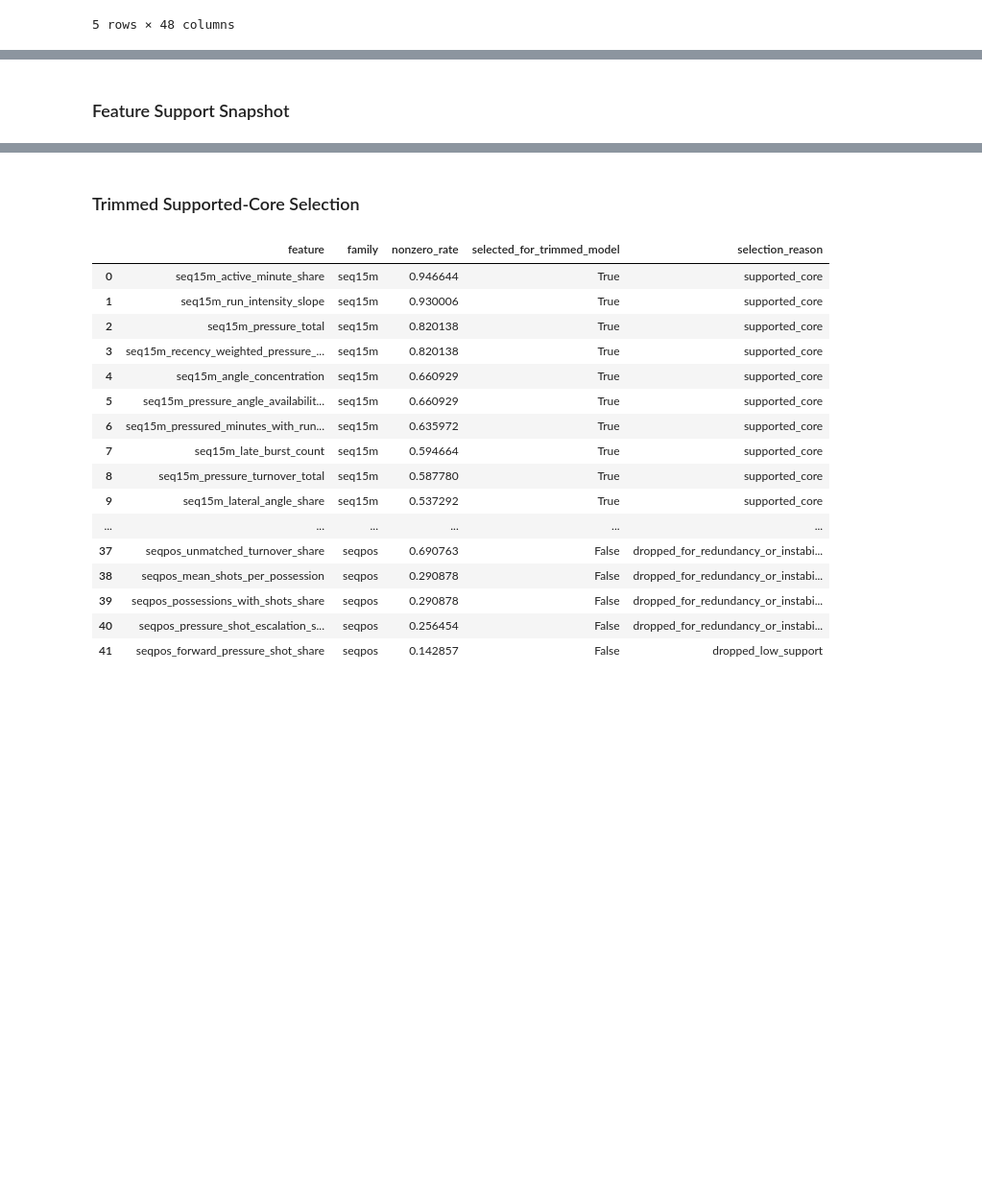
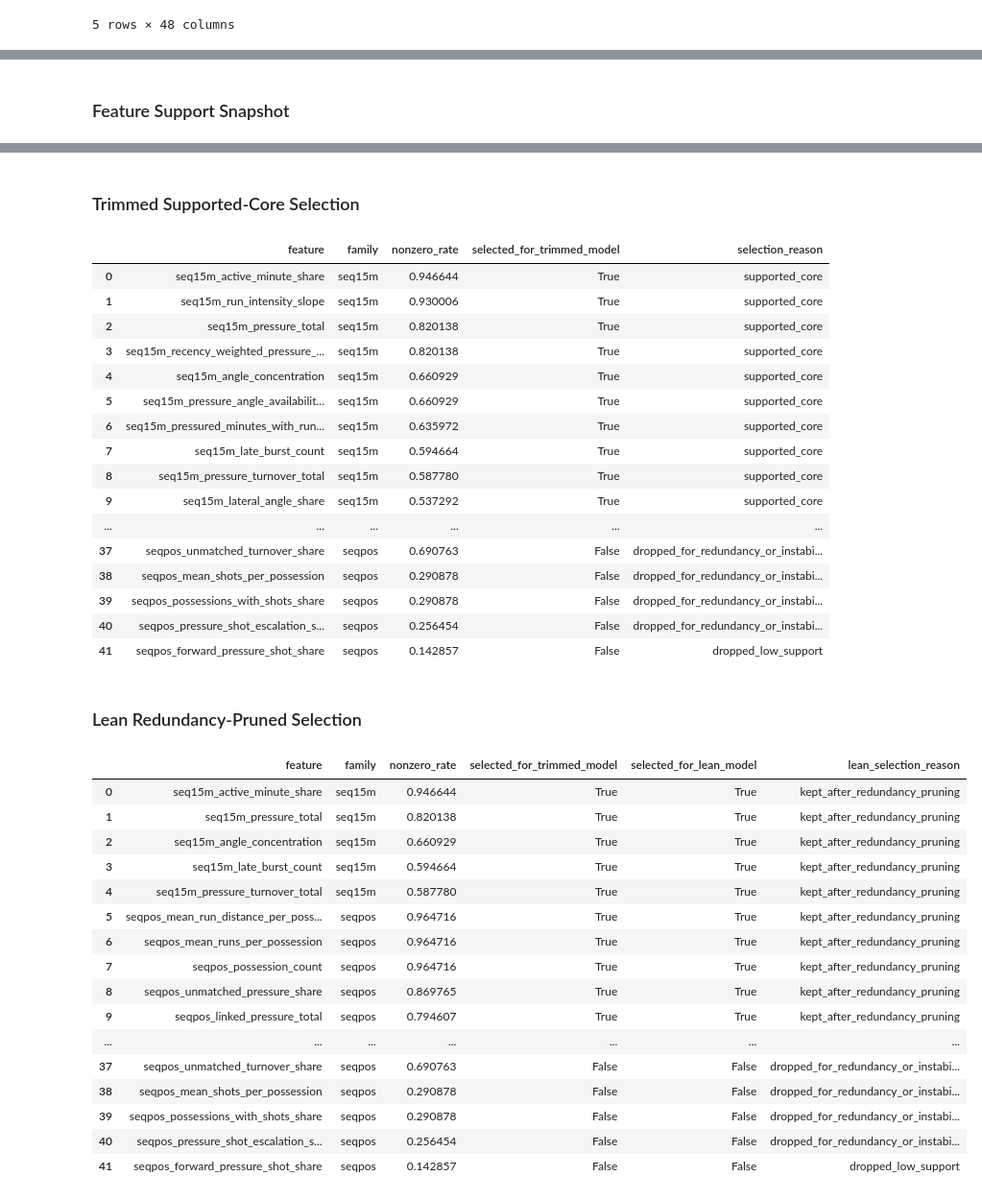
Before and after one commit to janwolyniak/WEC_26, a Jupyter notebook: notebooks/sequential_goal_forecasting_geometry.ipynb, the cells around one changed output, grey strips where cells are left out. Shown at 96% size. Drawn from its saved outputs; the diff is of its cells as text; code cells hidden in the pictures; blank space fills up the shorter version.

```diff
--- a/notebooks/sequential_goal_forecasting_geometry.ipynb
+++ b/notebooks/sequential_goal_forecasting_geometry.ipynb
@@ -843,6 +857,19 @@ trimmed_feature_selection['selection_reason'] = np.where(
     ),
 )
 
+selected_lean_features = set(LEAN_SEQ15M_FEATURES + LEAN_SEQPOS_FEATURES)
+lean_feature_selection = trimmed_feature_selection.copy()
+lean_feature_selection['selected_for_lean_model'] = lean_feature_selection['feature'].isin(selected_lean_features)
+lean_feature_selection['lean_selection_reason'] = np.where(
+    lean_feature_selection['selected_for_lean_model'],
+    'kept_after_redundancy_pruning',
+    np.where(
+        lean_feature_selection['selected_for_trimmed_model'],
+        'dropped_as_redundant_with_stronger_pairmate',
+        lean_feature_selection['selection_reason'],
+    ),
+)
+
 display(Markdown('### Validation Checks'))
 display(validation_checks)
 display(Markdown('### Feature Support Snapshot'))
@@ -853,6 +880,12 @@ display(
         ['feature', 'family', 'nonzero_rate', 'selected_for_trimmed_model', 'selection_reason']
     ].sort_values(['selected_for_trimmed_model', 'family', 'nonzero_rate'], ascending=[False, True, False]).reset_index(drop=True)
 )
+display(Markdown('### Lean Redundancy-Pruned Selection'))
+display(
+    lean_feature_selection[
+        ['feature', 'family', 'nonzero_rate', 'selected_for_trimmed_model', 'selected_for_lean_model', 'lean_selection_reason']
+    ].sort_values(['selected_for_lean_model', 'selected_for_trimmed_model', 'family', 'nonzero_rate'], ascending=[False, False, True, False]).reset_index(drop=True)
+)
 # %% [output]
 ### Validation Checks
 |  | check_name | value | expected | status |
@@ -870,33 +903,51 @@ display(
 | 3 | seq15m_run_distance_total | seq15m | 0.930293 | 367.125082 | 978.629056 |
 | 4 | seq15m_run_total | seq15m | 0.930293 | 7.938325 | 4.798933 |
 | 5 | seq15m_run_intensity_slope | seq15m | 0.930006 | -0.650161 | 6.366789 |
 | 6 | seq15m_pressure_total | seq15m | 0.820138 | 2.915089 | 2.614277 |
 | 7 | seq15m_recency_weighted_pressure_... | seq15m | 0.820138 | 1.507669 | 1.458507 |
 | 8 | seq15m_pressure_density_slope | seq15m | 0.812966 | -0.002520 | 0.030454 |
 | 9 | seq15m_angle_concentration | seq15m | 0.660929 | 0.577392 | 0.436994 |
 | 10 | seq15m_pressure_angle_availabilit... | seq15m | 0.660929 | 0.430746 | 0.371494 |
 | 11 | seq15m_pressured_minutes_with_run... | seq15m | 0.635972 | 0.427243 | 0.387008 |
 | 12 | seq15m_late_burst_count | seq15m | 0.594664 | 0.885255 | 0.897197 |
 | 13 | seq15m_pressure_turnover_total | seq15m | 0.587780 | 1.130522 | 1.343437 |
 | 14 | seq15m_lateral_angle_share | seq15m | 0.537292 | 0.424063 | 0.432669 |
 ### Trimmed Supported-Core Selection
 |  | feature | family | nonzero_rate | selected_for_trimmed_model | selection_reason |
 | 0 | seq15m_active_minute_share | seq15m | 0.946644 | True | supported_core |
 | 1 | seq15m_run_intensity_slope | seq15m | 0.930006 | True | supported_core |
 | 2 | seq15m_pressure_total | seq15m | 0.820138 | True | supported_core |
 | 3 | seq15m_recency_weighted_pressure_... | seq15m | 0.820138 | True | supported_core |
 | 4 | seq15m_angle_concentration | seq15m | 0.660929 | True | supported_core |
 | 5 | seq15m_pressure_angle_availabilit... | seq15m | 0.660929 | True | supported_core |
 | 6 | seq15m_pressured_minutes_with_run... | seq15m | 0.635972 | True | supported_core |
 | 7 | seq15m_late_burst_count | seq15m | 0.594664 | True | supported_core |
 | 8 | seq15m_pressure_turnover_total | seq15m | 0.587780 | True | supported_core |
 | 9 | seq15m_lateral_angle_share | seq15m | 0.537292 | True | supported_core |
 | ... | ... | ... | ... | ... | ... |
 | 37 | seqpos_unmatched_turnover_share | seqpos | 0.690763 | False | dropped_for_redundancy_or_instabi... |
 | 38 | seqpos_mean_shots_per_possession | seqpos | 0.290878 | False | dropped_for_redundancy_or_instabi... |
 | 39 | seqpos_possessions_with_shots_share | seqpos | 0.290878 | False | dropped_for_redundancy_or_instabi... |
 | 40 | seqpos_pressure_shot_escalation_s... | seqpos | 0.256454 | False | dropped_for_redundancy_or_instabi... |
 | 41 | seqpos_forward_pressure_shot_share | seqpos | 0.142857 | False | dropped_low_support |
+### Lean Redundancy-Pruned Selection
+|  | feature | family | nonzero_rate | selected_for_trimmed_model | selected_for_lean_model | lean_selection_reason |
+| 0 | seq15m_active_minute_share | seq15m | 0.946644 | True | True | kept_after_redundancy_pruning |
+| 1 | seq15m_pressure_total | seq15m | 0.820138 | True | True | kept_after_redundancy_pruning |
+| 2 | seq15m_angle_concentration | seq15m | 0.660929 | True | True | kept_after_redundancy_pruning |
+| 3 | seq15m_late_burst_count | seq15m | 0.594664 | True | True | kept_after_redundancy_pruning |
+| 4 | seq15m_pressure_turnover_total | seq15m | 0.587780 | True | True | kept_after_redundancy_pruning |
+| 5 | seqpos_mean_run_distance_per_poss... | seqpos | 0.964716 | True | True | kept_after_redundancy_pruning |
+| 6 | seqpos_mean_runs_per_possession | seqpos | 0.964716 | True | True | kept_after_redundancy_pruning |
+| 7 | seqpos_possession_count | seqpos | 0.964716 | True | True | kept_after_redundancy_pruning |
+| 8 | seqpos_unmatched_pressure_share | seqpos | 0.869765 | True | True | kept_after_redundancy_pruning |
+| 9 | seqpos_linked_pressure_total | seqpos | 0.794607 | True | True | kept_after_redundancy_pruning |
+| ... | ... | ... | ... | ... | ... | ... |
+| 37 | seqpos_unmatched_turnover_share | seqpos | 0.690763 | False | False | dropped_for_redundancy_or_instabi... |
+| 38 | seqpos_mean_shots_per_possession | seqpos | 0.290878 | False | False | dropped_for_redundancy_or_instabi... |
+| 39 | seqpos_possessions_with_shots_share | seqpos | 0.290878 | False | False | dropped_for_redundancy_or_instabi... |
+| 40 | seqpos_pressure_shot_escalation_s... | seqpos | 0.256454 | False | False | dropped_for_redundancy_or_instabi... |
+| 41 | seqpos_forward_pressure_shot_share | seqpos | 0.142857 | False | False | dropped_low_support |
 # %%
 development_df = modeling_table[modeling_table['partition_role'] == 'development'].copy().reset_index(drop=True)
 
```
Also changed, not shown: parts of 4 cells of this notebook, 1 other file.
